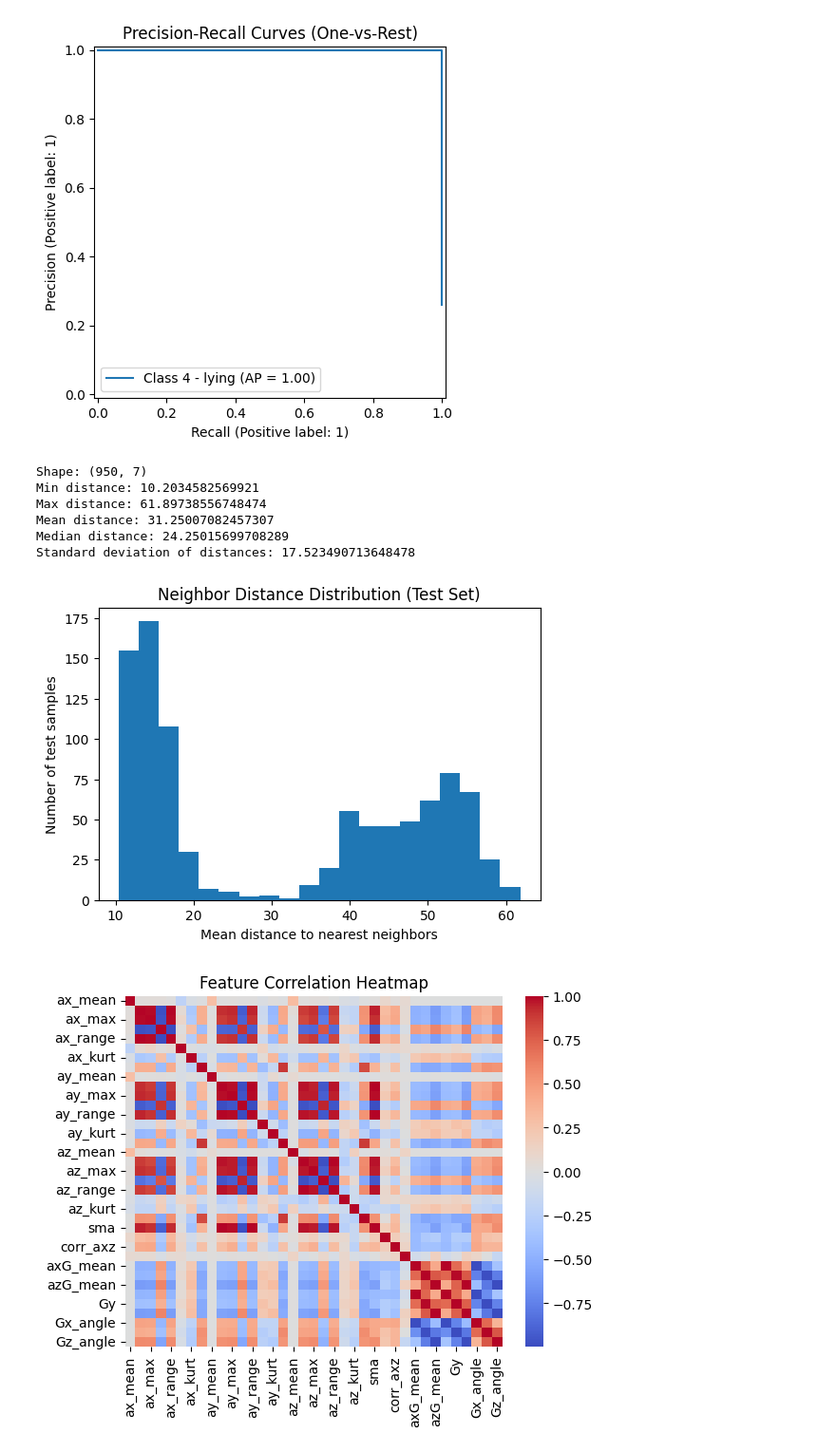
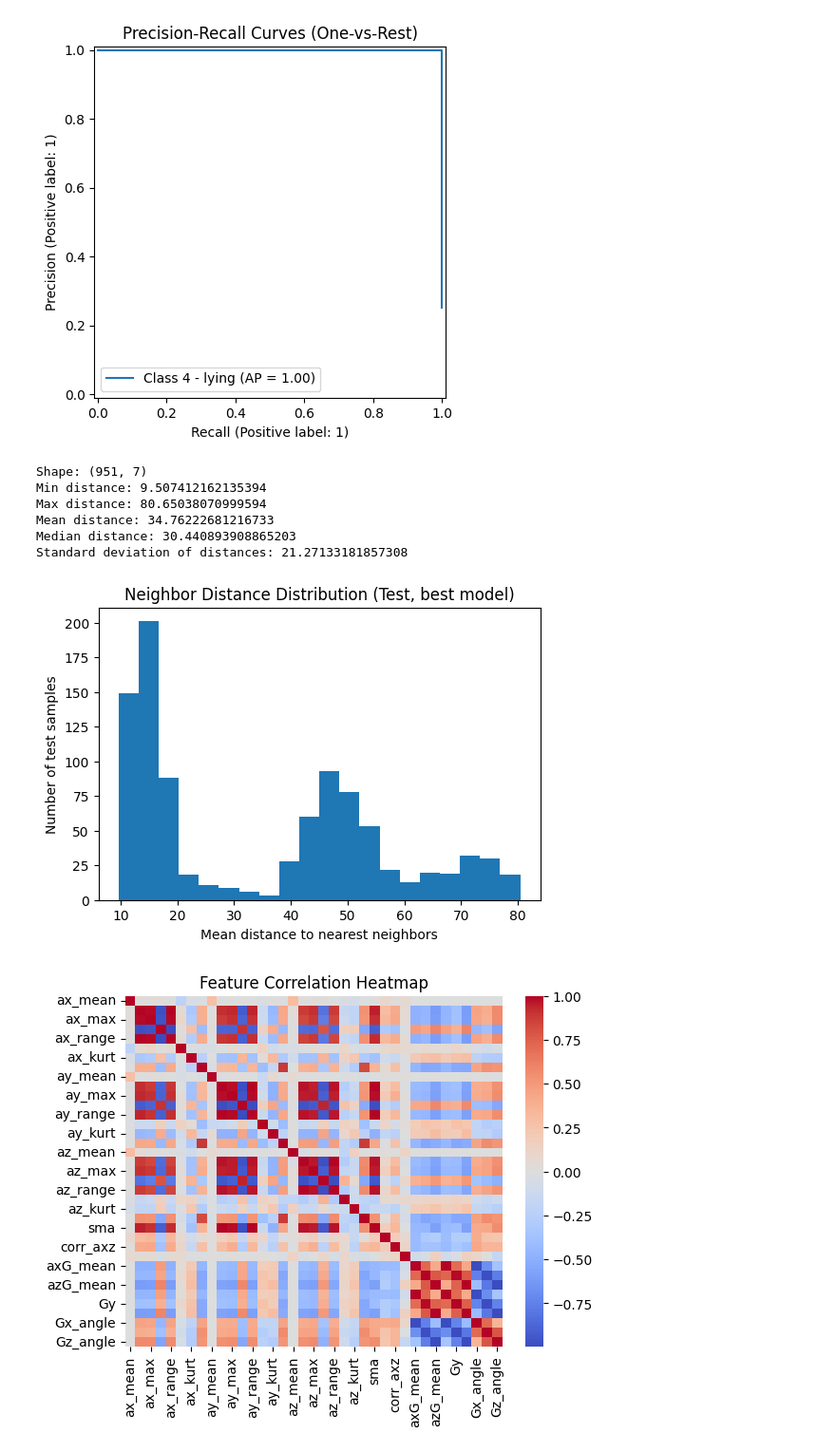
Before and after one commit to COEN498-691-PROJECT/ML_project, a Jupyter notebook: models/notebooks/knn_model_gridsearch.ipynb, the cells around one changed output. Shown at 95% size. Drawn from its saved outputs; the diff is of its cells as text; code cells hidden in the pictures.

Commit message:
updated title split heatmap graph

```diff
--- a/models/notebooks/knn_model_gridsearch.ipynb
+++ b/models/notebooks/knn_model_gridsearch.ipynb
@@ -88,12 +88,10 @@ ay_min        0.454196
 dtype: float64
 [figure]
 # %%
-#groupshuffle and split into train and test
-gss = GroupShuffleSplit(n_splits=1, test_size=TEST_SIZE, random_state=RANDOM_STATE)
-train_idx, test_idx = next(gss.split(X, y, groups))
-
-X_train, X_test = X.iloc[train_idx], X.iloc[test_idx]
-y_train, y_test = y.iloc[train_idx], y.iloc[test_idx]
+#split into train and test
+X_train, X_test, y_train, y_test = train_test_split(
+    X, y, test_size=TEST_SIZE, stratify=y, random_state=RANDOM_STATE
+)
 
 
 print("[INFO] Train: ", X_train.shape),
@@ -326,34 +324,34 @@ plt.show()
 # %%
 #neighbor distance distribution
 #array of distances, each test sample to its knn
 distances, indices = best_model_minmax.named_steps['knn'].kneighbors(X_test)
 mean_dist_minmax = distances.mean(axis=1)
 
 #shape of distances, (num test_samples, n_neighbors)
 print("Shape:", distances.shape)
 
 #info details
 print("Min distance:", distances.min())
 print("Max distance:", distances.max())
 print("Mean distance:", distances.mean())
 print("Median distance:", np.median(distances))
 print("Standard deviation of distances:", distances.std())
 
 #histogram distrib
 plt.figure(figsize=(6,4))
 plt.hist(mean_dist_minmax, bins=20)
 plt.xlabel("Mean distance to nearest neighbors")
 plt.ylabel("Number of test samples")
-plt.title("Neighbor Distance Distribution (Test Set)")
+plt.title("Neighbor Distance Distribution (Test, best model)")
 plt.show()
 # %% [output]
-Shape: (950, 7)
-Min distance: 10.2034582569921
-Max distance: 61.89738556748474
-Mean distance: 31.25007082457307
-Median distance: 24.25015699708289
-Standard deviation of distances: 17.523490713648478
+Shape: (951, 7)
+Min distance: 9.507412162135394
+Max distance: 80.65038070999594
+Mean distance: 34.76222681216733
+Median distance: 30.440893908865203
+Standard deviation of distances: 21.27133181857308
-[figure, old version]
+[figure, new version]
 # %%
 #feature correlation
 sns.heatmap(X.corr(), cmap='coolwarm', center=0)
```
Also changed, not shown: parts of 6 cells of this notebook.
